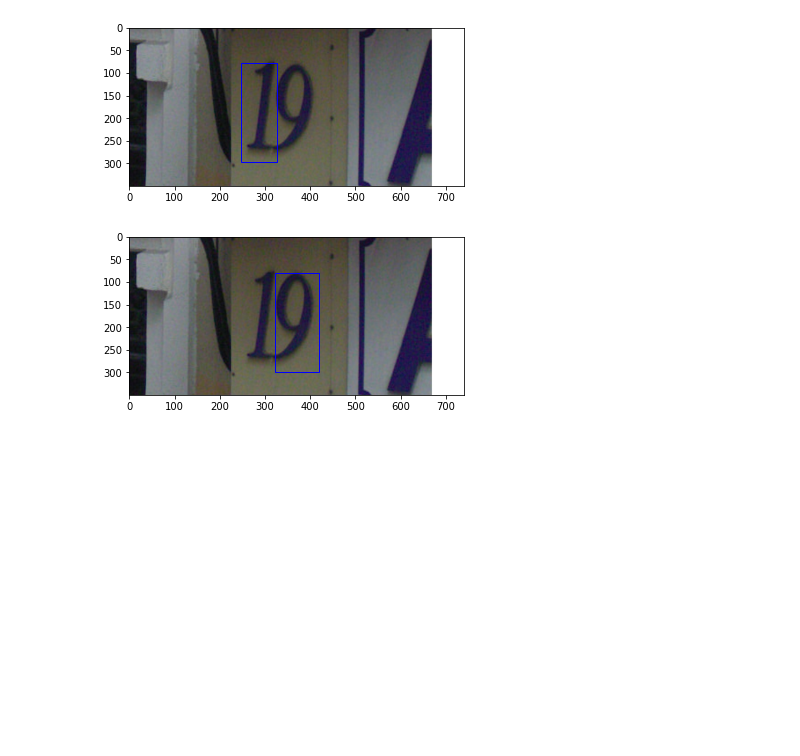
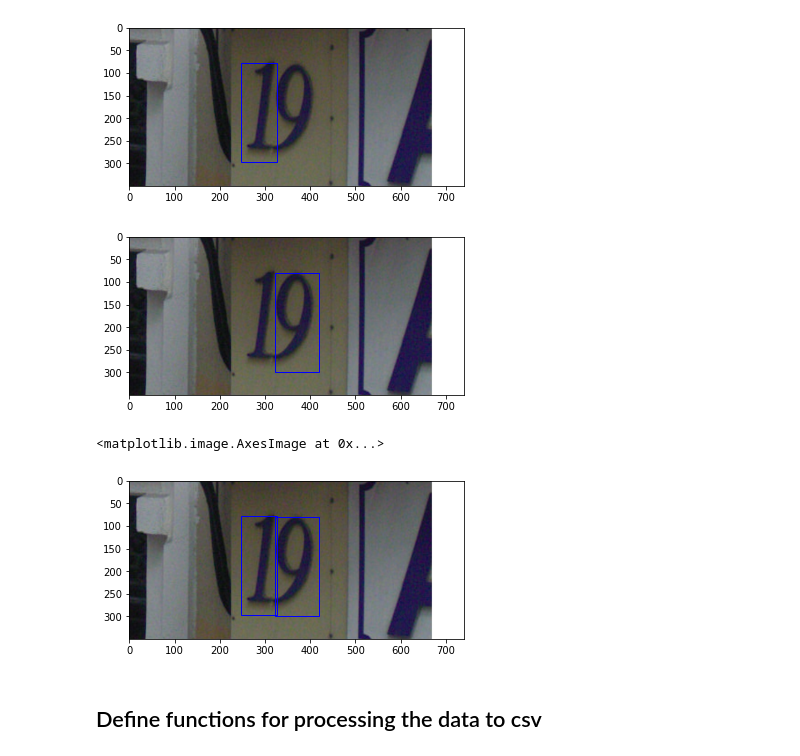
Before and after one commit to jabsneve/Computer_Vision_Capstone, a Jupyter notebook: Notebooks/04 CV Multi-digit Data Preprocessing.ipynb, the cells around one changed output. Saved outputs shown, nothing was run; the diff lists cells and outputs as text; code cells hidden in the pictures; blank space fills up the shorter version.

```diff
--- a/Notebooks/04 CV Multi-digit Data Preprocessing.ipynb
+++ b/Notebooks/04 CV Multi-digit Data Preprocessing.ipynb
@@ -100,24 +102,23 @@ ValuesViewHDF5(<HDF5 group "/#refs#/VQi" (5 members)>)
 # define a function to extract the bounding boxes from the bbox data
 # function must separate the data for each of the 5 keys
 
-bbox_format = ['height', 'left', 'top', 'width', 'label']
-
-def get_image_boxes(file, idx=0):
-    dim = { key : [] for key in bbox_format}
+def get_image_boxes(file, idx):
+    bbox_format = ['height', 'left', 'top', 'width', 'label']
+    bbox_dict = { key : [] for key in bbox_format}
 
     box = file[bbox[idx][0]]
     for key in box.keys():
         if box[key].shape[0] == 1:
-            dim[key].append(int(box[key][0][0]))
+            bbox_dict[key].append(int(box[key][0][0]))
         else:
             for i in range(box[key].shape[0]):
-                dim[key].append(int(file[box[key][i][0]][()].item()))
-
-    return dim
+                bbox_dict[key].append(int(file[box[key][i][0]][()].item()))
+    return bbox_dict
 # %%
-# test the function
+# test the get_image_boxes function
 
-get_image_boxes(train, idx=0)
+idx=0
+get_image_boxes(train, idx)
 # %% [output]
 {'height': [219, 219],
  'left': [246, 323],
@@ -151,11 +152,13 @@ plt.show()
 # %%
 # use the get_image_boxes function to produce images with bounding boxes
 
-box = get_image_boxes(train, idx=0)
+box = get_image_boxes(train, 0)
+img = 'RawData/train/1.png'
 
 for i in range(len(box['top'])):
-    fig, ax = plt.subplots()
-    ax.imshow(img)
+    fig, ax = plt.subplots(1)
+    image = mpimg.imread(img)
+    ax.imshow(image)
     ax.add_patch(Rectangle((box['left'][i], box['top'][i]),
                       box['width'][i], box['height'][i],
                       linewidth=1, edgecolor='b', facecolor='none'))
@@ -163,3 +166,26 @@ for i in range(len(box['top'])):
 # %% [output]
 [figure]
 [figure]
+# %%
+# define a function for displaying the images with bounding boxes
+
+def show_bboxes(img, file, idx):
+    data = get_image_boxes(file, idx)
+    fig, ax = plt.subplots()
+    image = mpimg.imread(img)
+    for i in range(len(data['top'])):
+        ax.add_patch(Rectangle((data['left'][i], data['top'][i]), data['width'][i], data['height'][i],
+                           linewidth=1, edgecolor='b', facecolor='none'))
+    image = ax.imshow(image)
+    return image
+# %%
+img = 'RawData/train/1.png'
+file = train
+idx=0
+
+show_bboxes(img, file, idx)
+# %% [output]
+<matplotlib.image.AxesImage at 0x...>
+[figure, added]
+# %% [markdown]
+## Define functions for processing the data to csv
```
Also changed, not shown: parts of 13 cells of this notebook.
